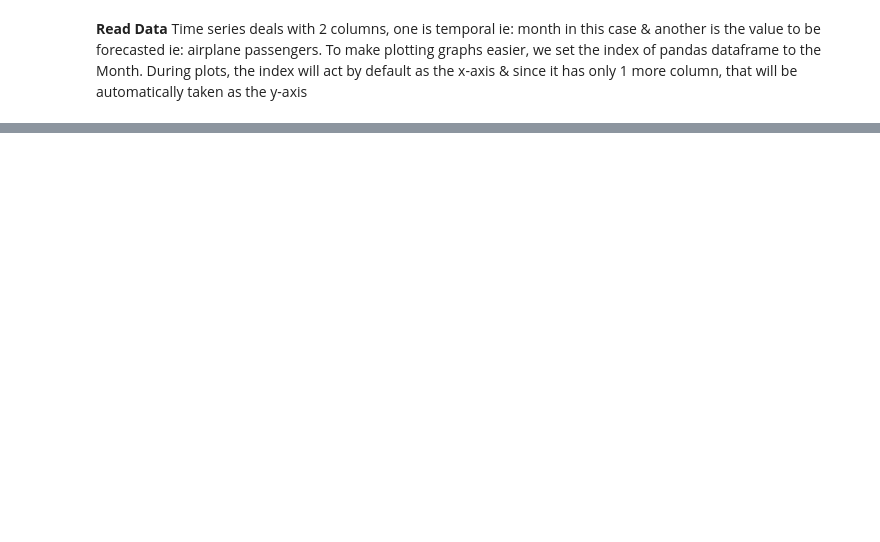
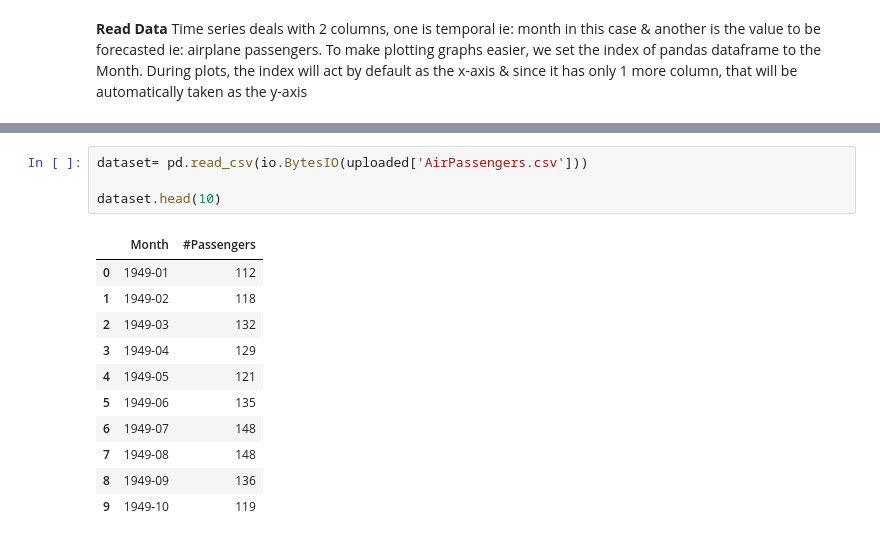
Before and after one commit to prateekkosta/Machine-Learning-Models, a Jupyter notebook: Time_Series_Modeling.ipynb, the cells around one changed output, grey strips where cells are left out. Cells and saved outputs as stored; diff of their text form; blank space fills up the shorter version.

```diff
--- a/Time_Series_Modeling.ipynb
+++ b/Time_Series_Modeling.ipynb
@@ -44,0 +59,16 @@ uploaded= files.upload
+# %%
+dataset= pd.read_csv(io.BytesIO(uploaded['AirPassengers.csv']))
+
+dataset.head(10)
+# %% [output]
+|  | Month | #Passengers |
+| 0 | 1949-01 | 112 |
+| 1 | 1949-02 | 118 |
+| 2 | 1949-03 | 132 |
+| 3 | 1949-04 | 129 |
+| 4 | 1949-05 | 121 |
+| 5 | 1949-06 | 135 |
+| 6 | 1949-07 | 148 |
+| 7 | 1949-08 | 148 |
+| 8 | 1949-09 | 136 |
+| 9 | 1949-10 | 119 |
```
Also changed, not shown: parts of 16 cells of this notebook.
